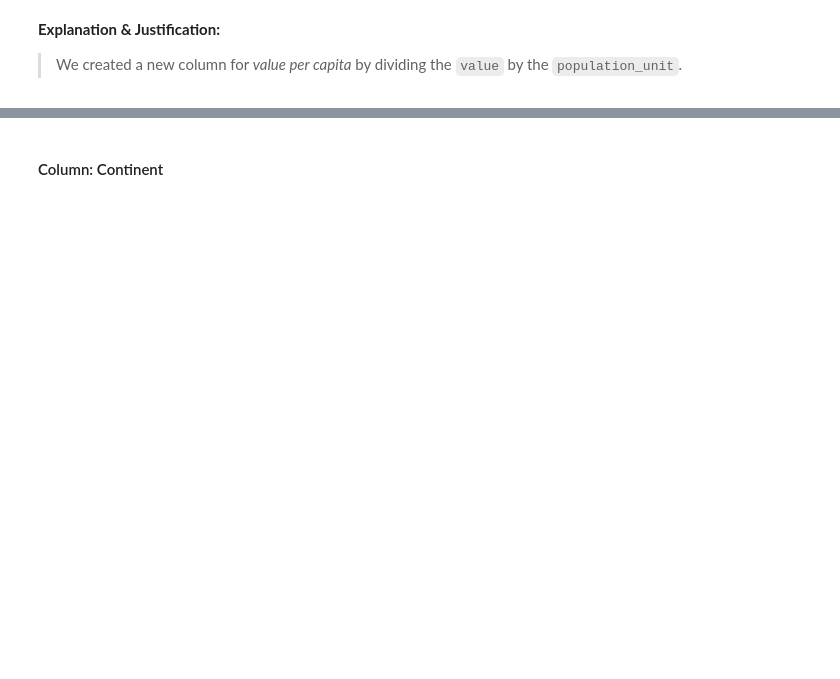
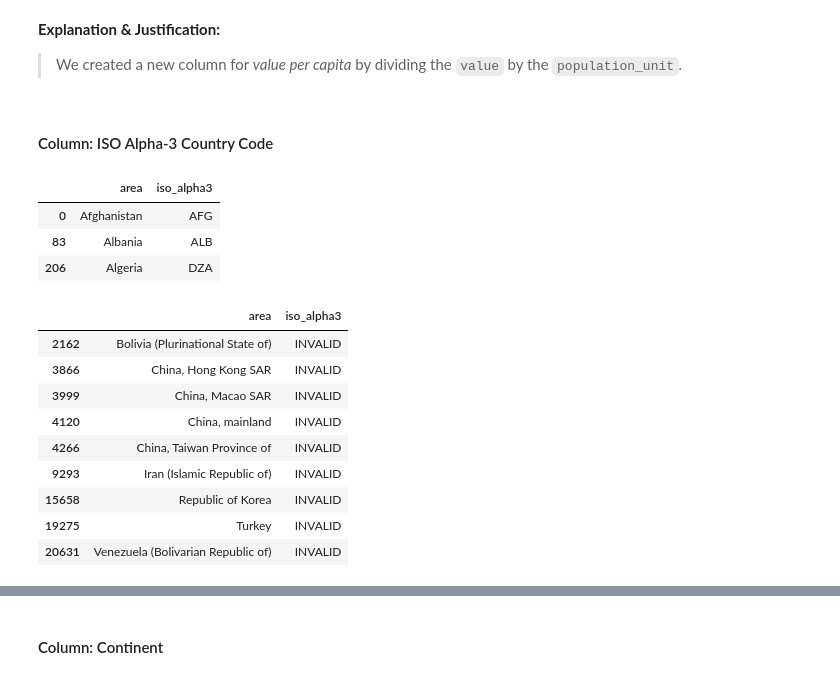
Before and after one commit to JoshuaEntrata/DataViz_Assessment1, a Jupyter notebook: Assessment1_Task1.ipynb, the cells around one changed output, grey strips where cells are left out. Saved outputs shown, nothing was run; the diff lists cells and outputs as text; code cells hidden in the pictures; blank space fills up the shorter version.

```diff
--- a/Assessment1_Task1.ipynb
+++ b/Assessment1_Task1.ipynb
@@ -374,3 +375,35 @@ merged_df[['value', 'population_unit', 'value_per_capita']].sample(3)
 **Explanation & Justification:**
 
 > We created a new column for _value per capita_ by dividing the `value` by the `population_unit`.
+# %% [markdown]
+#### Column: ISO Alpha-3 Country Code
+# %%
+# Create a function to get the iso_alpha_3 of a country using the PyCountry library
+
+def get_iso_alpha3(country_name):
+    try:
+        return pycountry.countries.lookup(country_name).alpha_3
+    except:
+        return 'INVALID'
+
+merged_df['iso_alpha3'] = merged_df['area'].apply(get_iso_alpha3)
+merged_df[['area', 'iso_alpha3']].drop_duplicates().head(3)
+# %% [output]
+|  | area | iso_alpha3 |
+| 0 | Afghanistan | AFG |
+| 83 | Albania | ALB |
+| 206 | Algeria | DZA |
+# %%
+# Check if there are areas that has 'INVALID' iso_alpha3
+merged_df[merged_df['iso_alpha3'] == 'INVALID'][['area', 'iso_alpha3']].drop_duplicates()
+# %% [output]
+|  | area | iso_alpha3 |
+| 2162 | Bolivia (Plurinational State of) | INVALID |
+| 3866 | China, Hong Kong SAR | INVALID |
+| 3999 | China, Macao SAR | INVALID |
+| 4120 | China, mainland | INVALID |
+| 4266 | China, Taiwan Province of | INVALID |
+| 9293 | Iran (Islamic Republic of) | INVALID |
+| 15658 | Republic of Korea | INVALID |
+| 19275 | Turkey | INVALID |
+| 20631 | Venezuela (Bolivarian Republic of) | INVALID |
```
Also changed, not shown: parts of 20 cells of this notebook, 1 other file.
